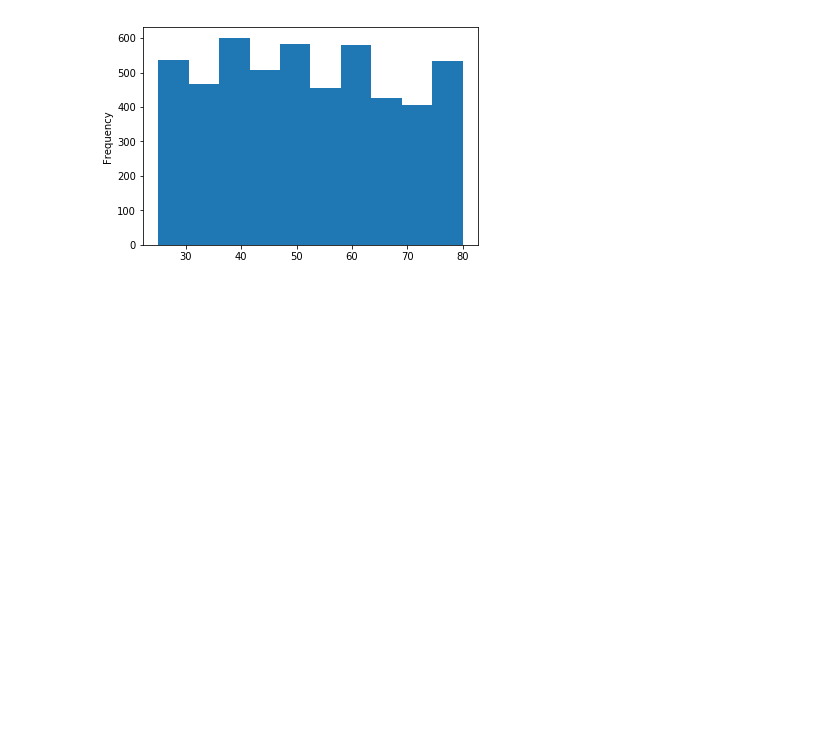
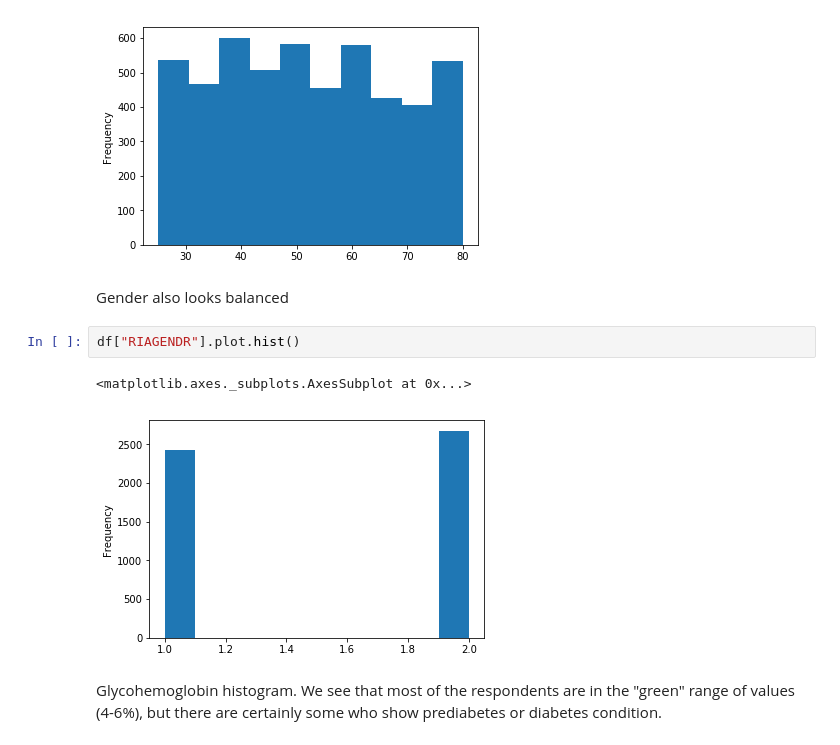
Before and after one commit to ElviraMingazova/PRML_Project, a Jupyter notebook: Diabetes_pred.ipynb, the cells around one changed output. Saved outputs shown, nothing was run; the diff lists cells and outputs as text; blank space fills up the shorter version.

```diff
--- a/Diabetes_pred.ipynb
+++ b/Diabetes_pred.ipynb
@@ -89,6 +98,15 @@ df["RIDAGEYR"].plot.hist()
 # %% [output]
 <matplotlib.axes._subplots.AxesSubplot at 0x...>
 [figure]
+# %% [markdown]
+Gender also looks balanced
+# %%
+df["RIAGENDR"].plot.hist()
+# %% [output]
+<matplotlib.axes._subplots.AxesSubplot at 0x...>
+[figure, added]
+# %% [markdown]
+Glycohemoglobin histogram. We see that most of the respondents are in the "green" range of values (4-6%), but there are certainly some who show prediabetes or diabetes condition.
 # %%
 df["LBXGH"].plot.hist()
 # %% [output]
```
Also changed, not shown: parts of 35 cells of this notebook.
